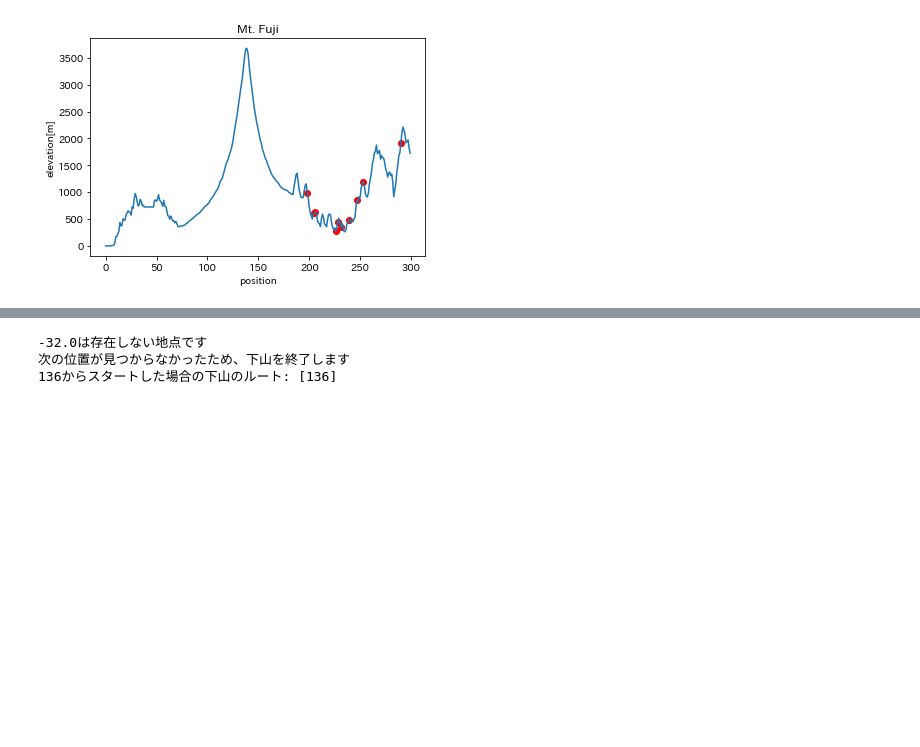
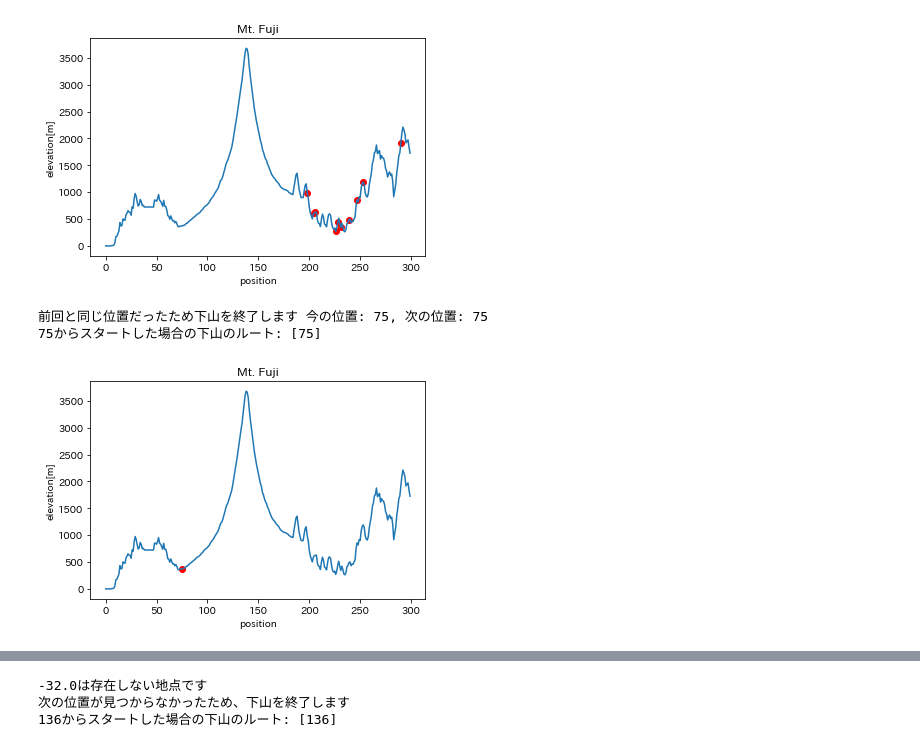
Before and after one commit to yutoJ/ml-learning, a Jupyter notebook: fuji_downhill.ipynb, the cells around one changed output, grey strips where cells are left out. Drawn from its saved outputs; the diff is of its cells as text; code cells hidden in the pictures; blank space fills up the shorter version.

```diff
--- a/fuji_downhill.ipynb
+++ b/fuji_downhill.ipynb
@@ -127,3 +127,10 @@ display_downhill_graph(downhill_fuji(290))
 既に通ったことのある位置だったため下山を終了します, 次の位置: 247
 290からスタートした場合の下山のルート: [290, 253, 247, 226, 239, 228, 206, 205, 198, 231]
 [figure]
+# %%
+# 問題6,7 スタートが75の場合
+display_downhill_graph(downhill_fuji(75))
+# %% [output]
+前回と同じ位置だったため下山を終了します 今の位置: 75, 次の位置: 75
+75からスタートした場合の下山のルート: [75]
+[figure, added]
```
Also changed, not shown: parts of 1 cell of this notebook, 1 other file.
